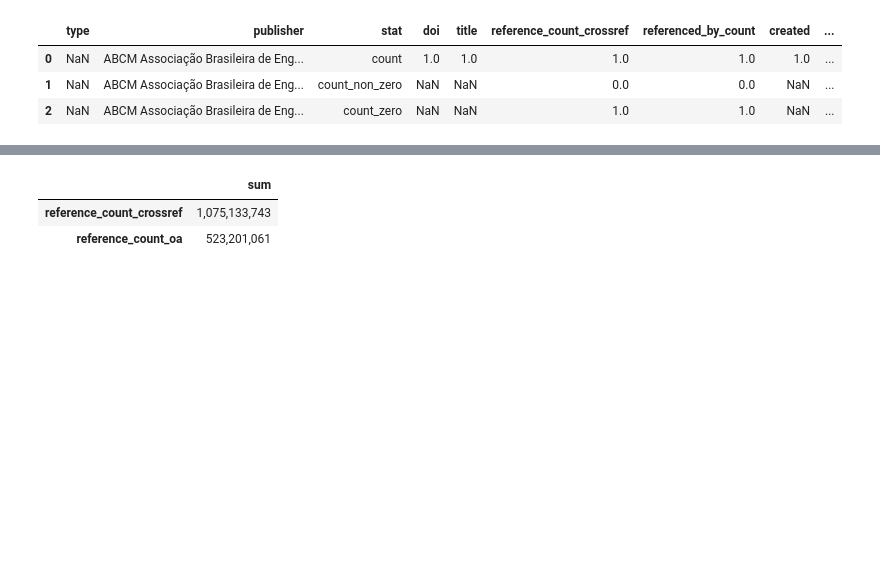
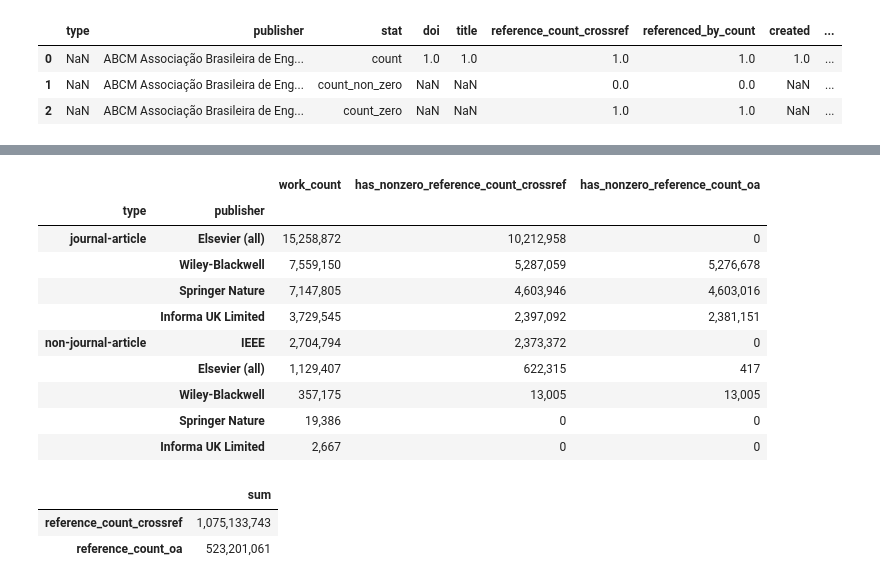
Before and after one commit to elifesciences/datacapsule-crossref, a Jupyter notebook: notebooks/citation-stats.ipynb, the cells around one changed output, grey strips where cells are left out. Saved outputs shown, nothing was run; the diff lists cells and outputs as text; code cells hidden in the pictures; blank space fills up the shorter version.

```diff
--- a/notebooks/citation-stats.ipynb
+++ b/notebooks/citation-stats.ipynb
@@ -324,3 +388,33 @@ df_summary_by_type_and_publisher_work_counts.head().applymap(format_count)
+# %%
+def normalise_publisher(df):
+    elsevier_names = [
+        s for s in df['publisher'].unique()
+        if not pd.isnull(s) and 'elsevier' in s.lower()
+    ]
+    return df.replace({
+        'publisher': {s: 'Elsevier (all)' for s in elsevier_names}
+    })
+
+# by normalised publisher
+(
+    select_top_publishers(normalise_publisher(type_to_journal_non_journal_article(
+        df_summary_by_type_and_publisher_work_counts.reset_index()
+    )))
+    .groupby(['type', 'publisher'])
+    .sum().sort_values(by='work_count', ascending=False).applymap(format_count)
+)
+# %% [output]
+|  |  | work_count | has_nonzero_reference_count_crossref | has_nonzero_reference_count_oa |
+| type | publisher |  |  |  |
+| journal-article | Elsevier (all) | 15,258,872 | 10,212,958 | 0 |
+|  | Wiley-Blackwell | 7,559,150 | 5,287,059 | 5,276,678 |
+|  | Springer Nature | 7,147,805 | 4,603,946 | 4,603,016 |
+|  | Informa UK Limited | 3,729,545 | 2,397,092 | 2,381,151 |
+| non-journal-article | IEEE | 2,704,794 | 2,373,372 | 0 |
+|  | Elsevier (all) | 1,129,407 | 622,315 | 417 |
+|  | Wiley-Blackwell | 357,175 | 13,005 | 13,005 |
+|  | Springer Nature | 19,386 | 0 | 0 |
+|  | Informa UK Limited | 2,667 | 0 | 0 |
 # %%
 # sanity check, the grouped summary should equal the ungrouped summary
 df_summary_by_type_and_publisher_sums = df_summary_by_type_and_publisher[
```
Also changed, not shown: parts of 5 cells of this notebook.
